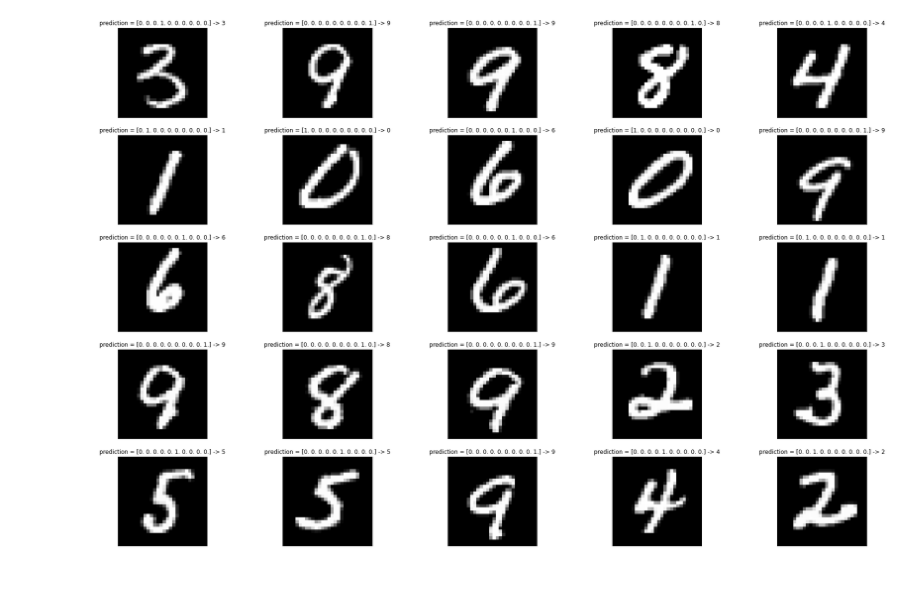
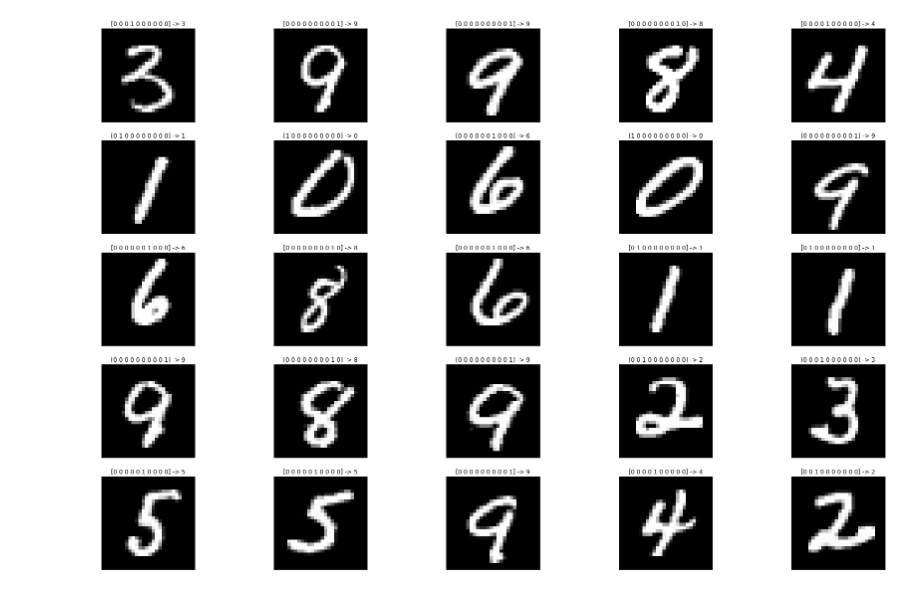
Before and after one commit to JackWetherell/deep-learning-hands-on-rest, a Jupyter notebook: notebook.ipynb, the cells around one changed output. Cells and saved outputs as stored; diff of their text form; code cells hidden in the pictures.

```diff
--- a/notebook.ipynb
+++ b/notebook.ipynb
@@ -88,17 +68,17 @@ Epoch 5/5
 # %%
 # Plot some results.
 plt.rcParams['figure.figsize'] = [30, 20]
 fig, axs = plt.subplots(5, 5)
 k = 0
 for i in range(axs.shape[0]):
     for j in range(axs.shape[1]):
-        axs[i, j].imshow(x_test[k, :, :, :].reshape((28, 28)), cmap="gray")
-        axs[i, j].set_title("prediction = {0} -> {1}".format(y_test[k], y_test[k].argmax()))
+        axs[i, j].imshow(x_test[k, :, :, :].reshape((28, 28)), cmap='gray')
+        axs[i, j].set_title('{0} -> {1}'.format(y_test[k].astype(int), y_test[k].argmax()))
         axs[i, j].set_yticklabels([])
         axs[i, j].set_xticklabels([])
         axs[i, j].set_yticks([])
         axs[i, j].set_xticks([])
         k = k + 1
-plt.savefig('predictions.pdf')
+plt.savefig('digits.pdf')
 # %% [output]
-[figure, old version]
+[figure, new version]
```
Also changed, not shown: parts of 20 cells of this notebook, 10 other files.
